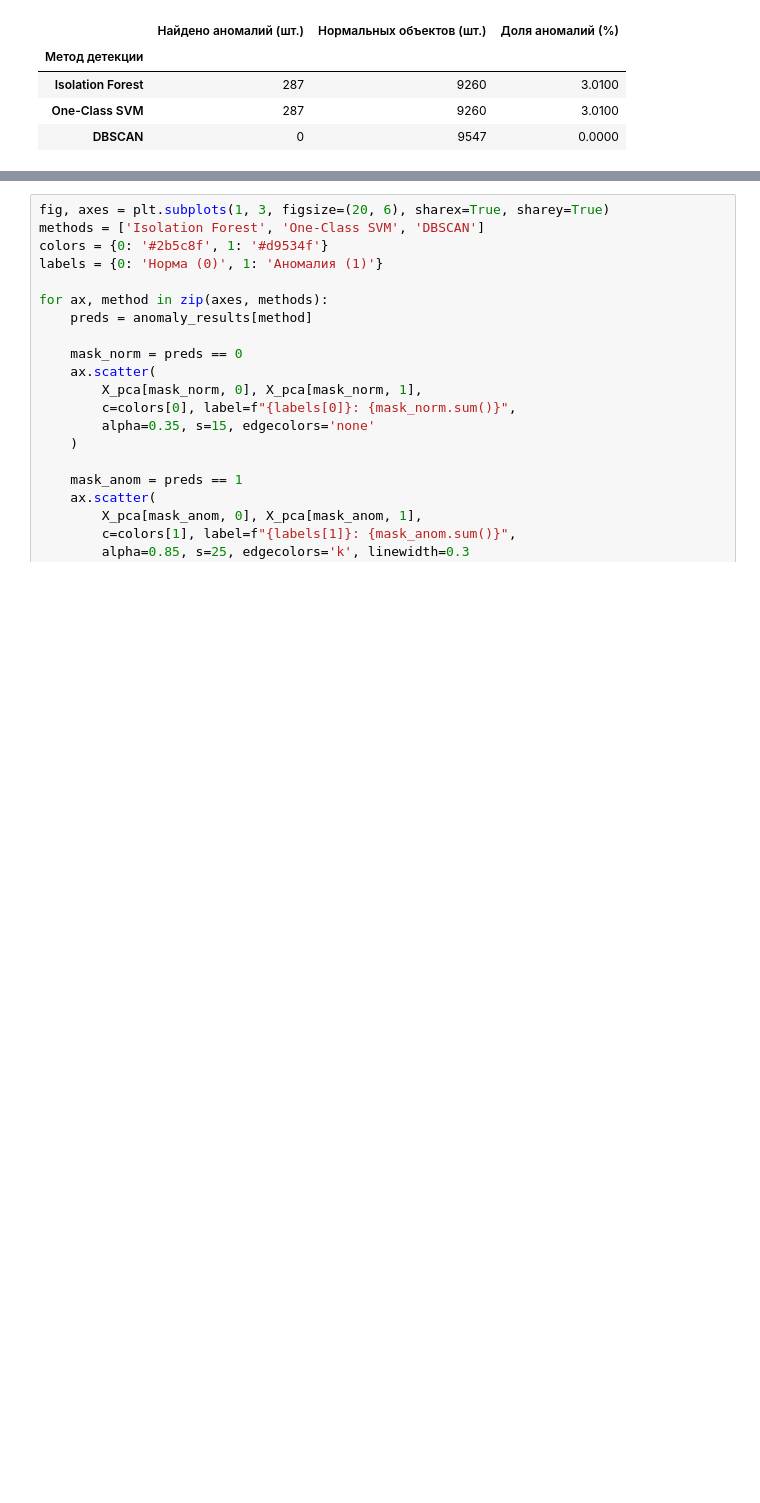
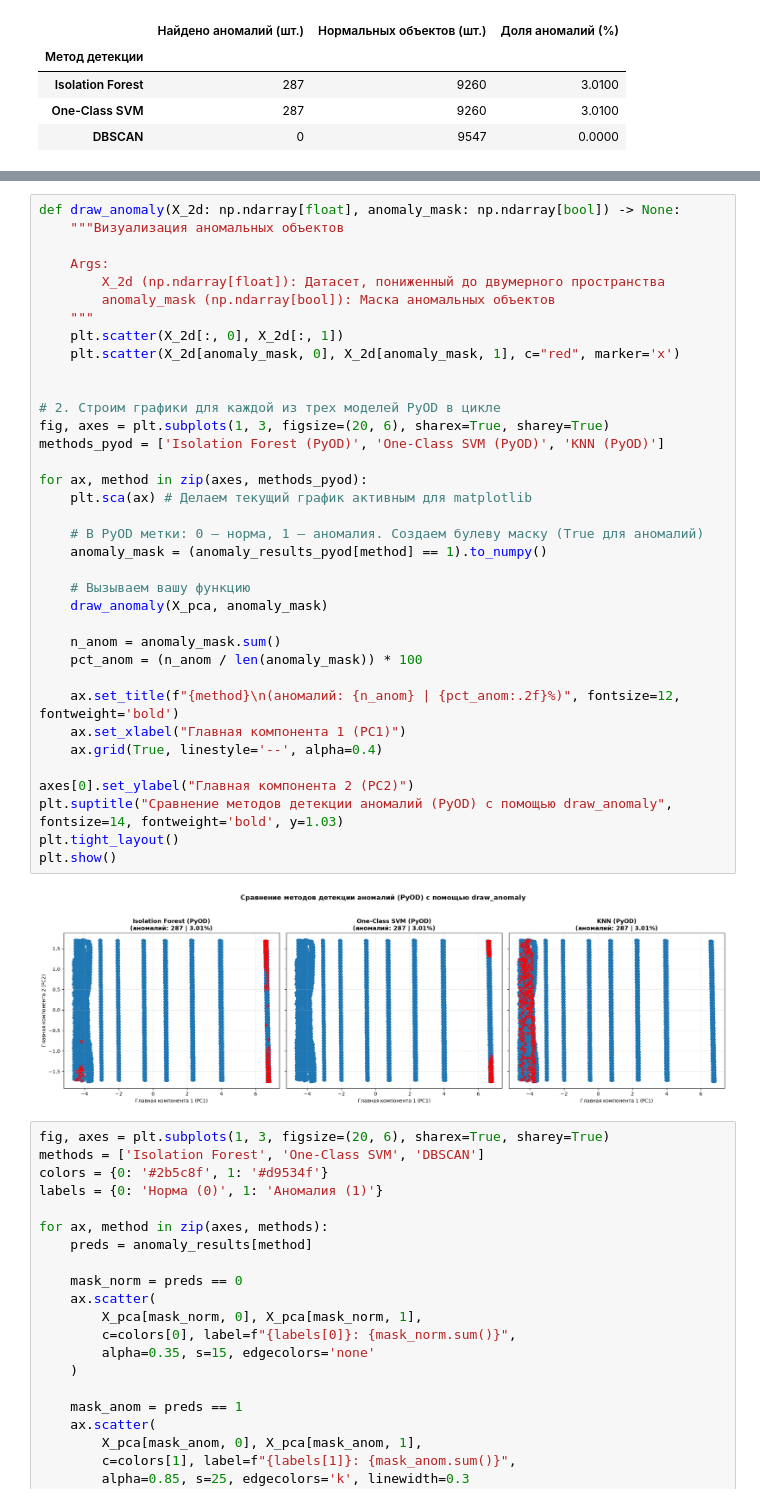
Before and after one commit to viacheslavdevelop/praktikum, a Jupyter notebook: Lab3/Lab3.ipynb, the cells around one changed output, grey strips where cells are left out. Drawn from its saved outputs; the diff is of its cells as text; blank space fills up the shorter version.

```diff
--- a/Lab3/Lab3.ipynb
+++ b/Lab3/Lab3.ipynb
@@ -1028,3 +1128,41 @@ display(overlap_matrix)
+# %%
+def draw_anomaly(X_2d: np.ndarray[float], anomaly_mask: np.ndarray[bool]) -> None:
+    """Визуализация аномальных объектов
+
+    Args:
+        X_2d (np.ndarray[float]): Датасет, пониженный до двумерного пространства
+        anomaly_mask (np.ndarray[bool]): Маска аномальных объектов
+    """
+    plt.scatter(X_2d[:, 0], X_2d[:, 1])
+    plt.scatter(X_2d[anomaly_mask, 0], X_2d[anomaly_mask, 1], c="red", marker='x')
+
+
+# 2. Строим графики для каждой из трех моделей PyOD в цикле
+fig, axes = plt.subplots(1, 3, figsize=(20, 6), sharex=True, sharey=True)
+methods_pyod = ['Isolation Forest (PyOD)', 'One-Class SVM (PyOD)', 'KNN (PyOD)']
+
+for ax, method in zip(axes, methods_pyod):
+    plt.sca(ax) # Делаем текущий график активным для matplotlib
+
+    # В PyOD метки: 0 — норма, 1 — аномалия. Создаем булеву маску (True для аномалий)
+    anomaly_mask = (anomaly_results_pyod[method] == 1).to_numpy()
+
+    # Вызываем вашу функцию
+    draw_anomaly(X_pca, anomaly_mask)
+
+    n_anom = anomaly_mask.sum()
+    pct_anom = (n_anom / len(anomaly_mask)) * 100
+
+    ax.set_title(f"{method}\n(аномалий: {n_anom} | {pct_anom:.2f}%)", fontsize=12, fontweight='bold')
+    ax.set_xlabel("Главная компонента 1 (PC1)")
+    ax.grid(True, linestyle='--', alpha=0.4)
+
+axes[0].set_ylabel("Главная компонента 2 (PC2)")
+plt.suptitle("Сравнение методов детекции аномалий (PyOD) с помощью draw_anomaly", fontsize=14, fontweight='bold', y=1.03)
+plt.tight_layout()
+plt.show()
+# %% [output]
+[figure, added]
 # %%
 fig, axes = plt.subplots(1, 3, figsize=(20, 6), sharex=True, sharey=True)
 methods = ['Isolation Forest', 'One-Class SVM', 'DBSCAN']
```
Also changed, not shown: parts of 5 cells of this notebook, 1 other file.
